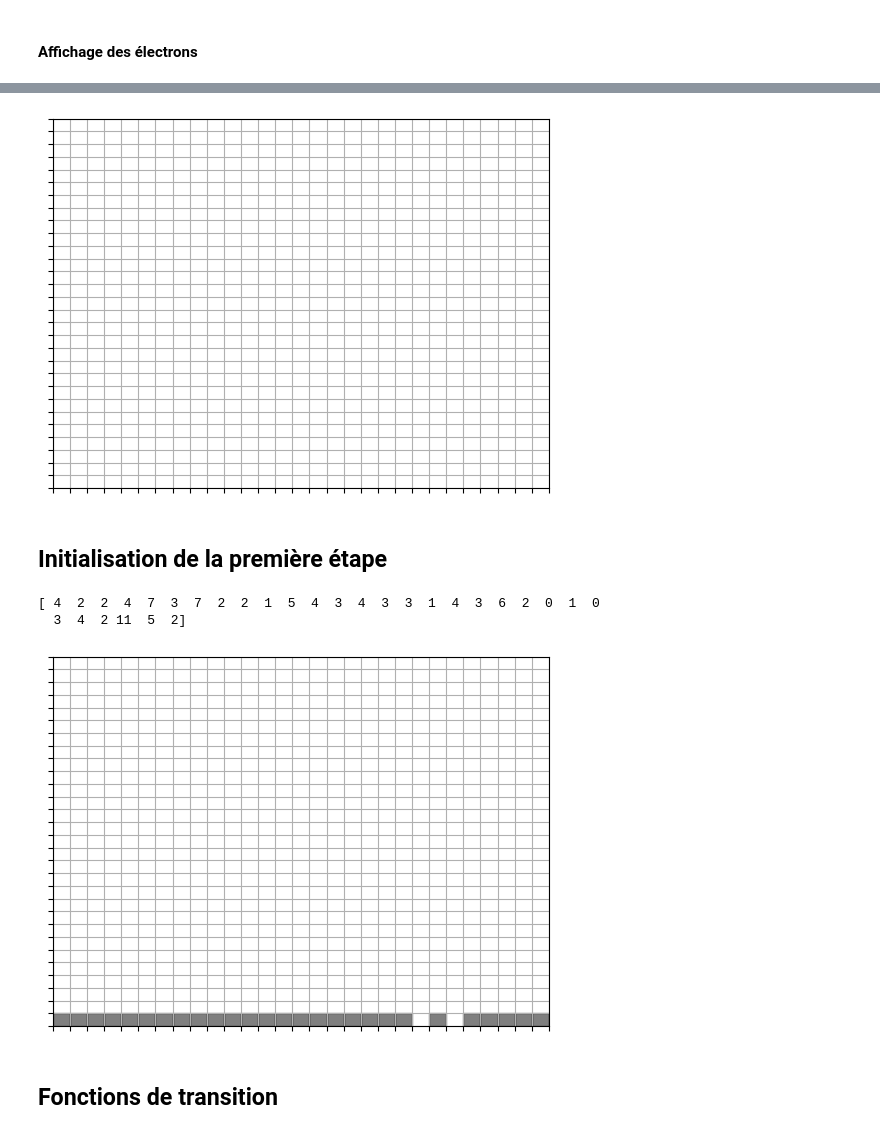
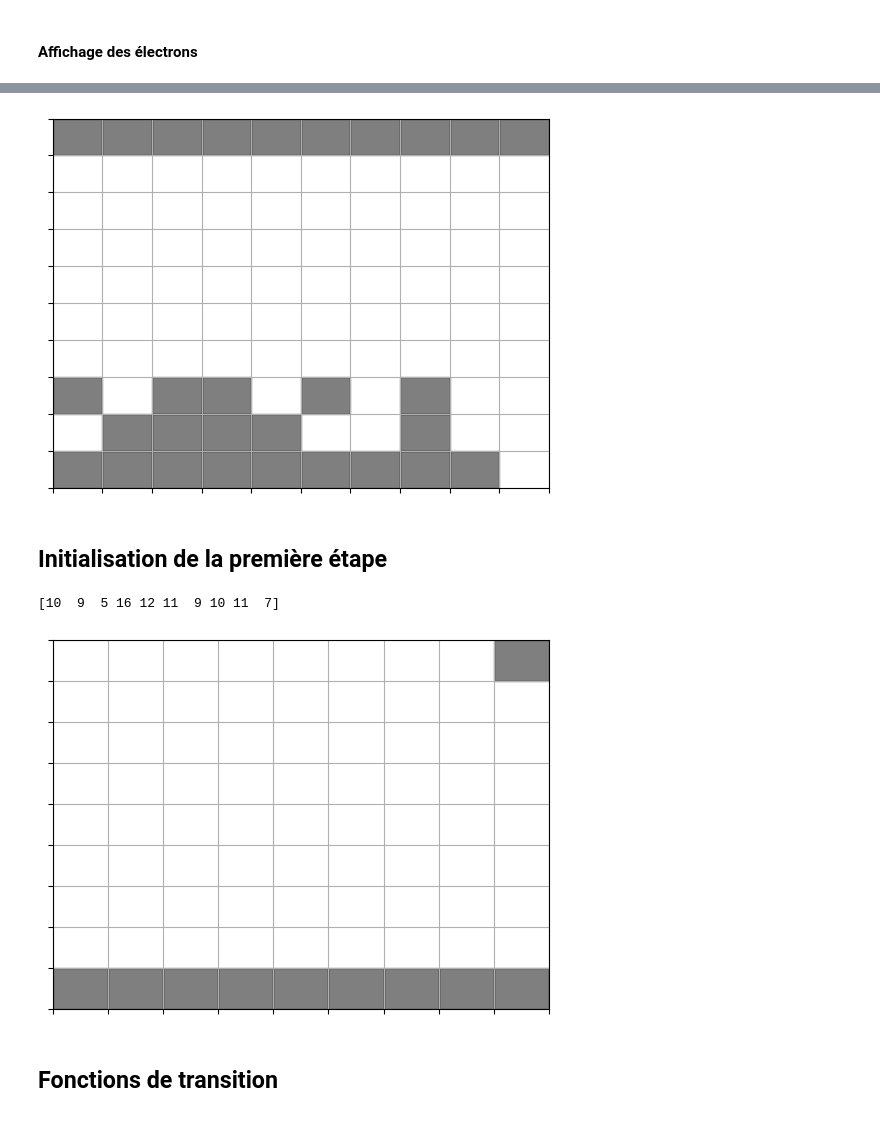
Before and after one commit to pierresara/Memristor2D, a Jupyter notebook: Simulation_test.ipynb, the cells around one changed output, grey strips where cells are left out. Drawn from its saved outputs; the diff is of its cells as text; code cells hidden in the pictures.

```diff
--- a/Simulation_test.ipynb
+++ b/Simulation_test.ipynb
@@ -41,7 +41,7 @@ m_e = 9.10938356e-31 #en kg
 hbar = 1.0545718e-34 #en J.s
 E = 1 #en eV
 # %%
-N = 30 # Taille de la grille
+N = 10 # Taille de la grille
 a = 1e-9 # Taille de chaque maille élémentaire
 sigma = 0.3 #Ecart-type du bruit gaussien
 n_el_initial = 100
@@ -50,7 +50,7 @@ n_max_chemin = 150
 # Précision de la tension : environ 34 décimales
 N_iterations = 500 # Nombre d'itérations par étape
 prob_deb = 0.2 # Probabilité de rester dans le début de la grille à chaque initialisation
-dropout = 0.2 # Probabilité de disparition des sites
+dropout = 0 # Probabilité de disparition des sites
 coupe = 1 #Permet de cadrer la possibilité pour un électron de sortir de sa case, 0.5 pour rester dans sa case
 # %% [markdown]
 ### Génération du bruit et des variables
@@ -149,8 +151,8 @@ affiche_electrons(electrons,fig,ax)
 def affiche_electrons_lazy(electrons):
     fig, ax = plt.subplots()
     N,_ = electrons.shape
-    plt.xticks(np.arange(0,N,1), labels = [])
-    plt.yticks(np.arange(0,N,1), labels = [])
+    plt.xticks(np.arange(0,N+1,1), labels = [])
+    plt.yticks(np.arange(0,N+1,1), labels = [])
     for i in range(N):
         for j in range(N):
             if electrons[i,j]>0:
@@ -160,7 +162,7 @@ def affiche_electrons_lazy(electrons):
 # %%
 affiche_electrons_lazy(electrons)
 # %% [output]
-[figure, old version]
+[figure, new version]
 # %% [markdown]
 ## Initialisation de la première étape
 # %%
@@ -183,12 +185,12 @@ def first_initialisation():
 # %%
 reinitialise()
 first_initialisation()
 print(electrons[:,0])
+electrons[8,8]+=1
 affiche_electrons_lazy(electrons)
 # %% [output]
-[ 4  2  2  4  7  3  7  2  2  1  5  4  3  4  3  3  1  4  3  6  2  0  1  0
-  3  4  2 11  5  2]
+[10  9  5 16 12 11  9 10 11  7]
-[figure, old version]
+[figure, new version]
 # %%
 def initialise():
     """Initialise à partir du dictionnaire chemins.
```
Also changed, not shown: parts of 9 cells of this notebook.
